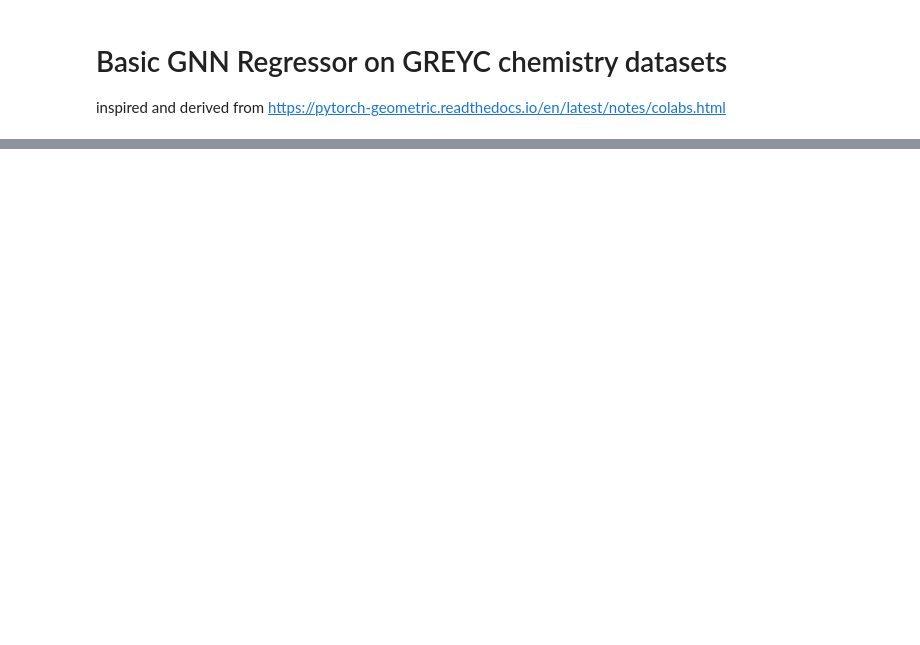
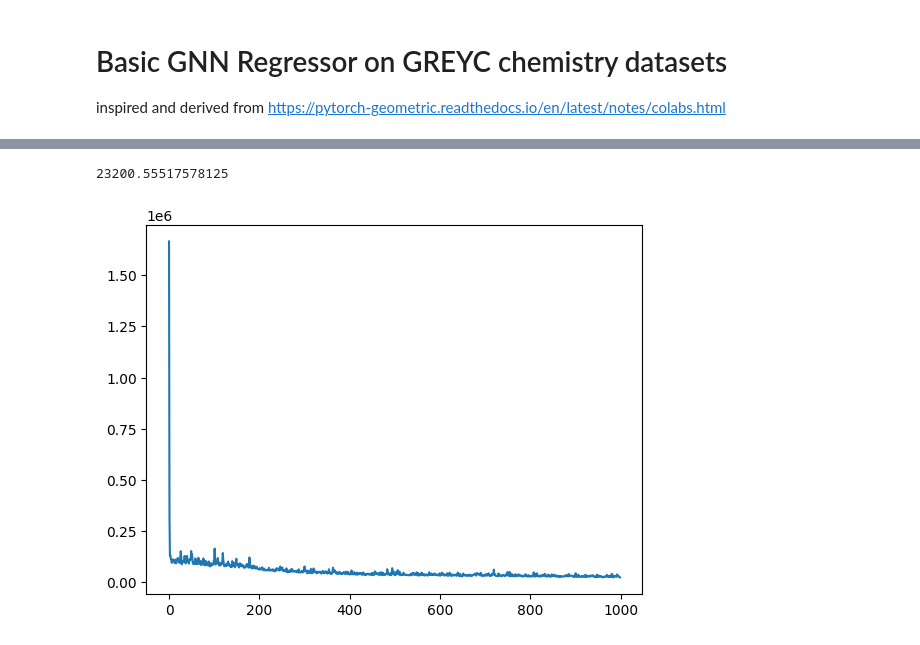
Before and after one commit to bgauzere/greycdata, a Jupyter notebook: Graph_Regression.ipynb, the cells around one changed output, grey strips where cells are left out. Saved outputs shown, nothing was run; the diff lists cells and outputs as text; code cells hidden in the pictures; blank space fills up the shorter version.

```diff
--- a/Graph_Regression.ipynb
+++ b/Graph_Regression.ipynb
@@ -119,6 +165,10 @@ for epoch in tqdm(range(1, 1000)):
 # %%
 import matplotlib.pyplot as plt
 plt.plot(losses)
+losses[-1]
+# %% [output]
+23200.55517578125
+[figure, added]
 # %%
 pred=np.zeros(size_train)
 gt=np.zeros(size_train)
```
Also changed, not shown: parts of 10 cells of this notebook, 5 other files.
